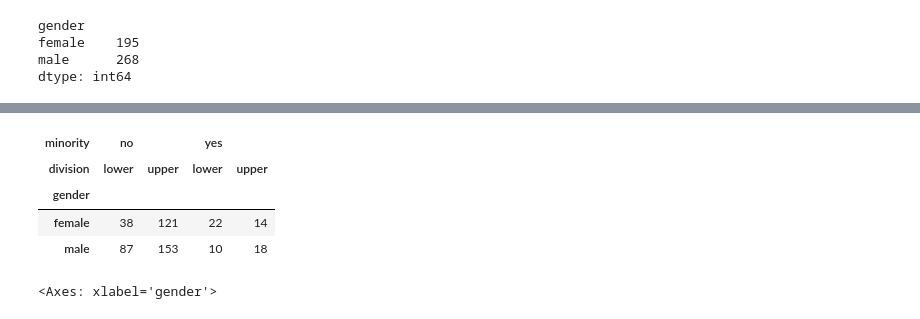
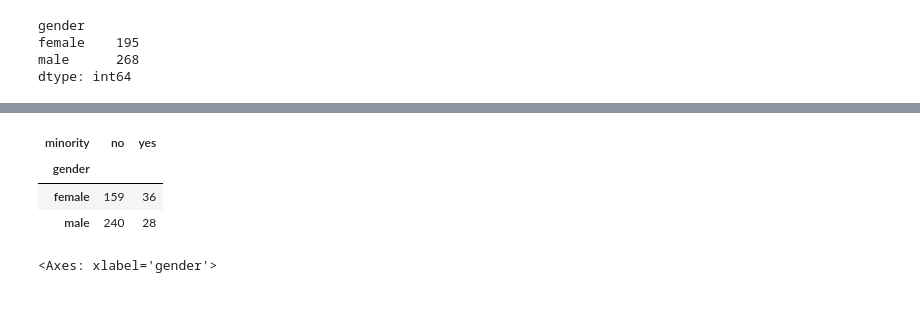
Before and after one commit to Rohangambig/Data_Analyst_Journey, a Jupyter notebook: Python/practice folder/practice1.ipynb, the cells around one changed output, grey strips where cells are left out. Cells and saved outputs as stored; diff of their text form; code cells hidden in the pictures.

```diff
--- a/Python/practice folder/practice1.ipynb
+++ b/Python/practice folder/practice1.ipynb
@@ -134,13 +143,12 @@ dtype: int64
 # %%
-data = df.pivot_table(index='gender',values='age',columns=['minority','division'],aggfunc='count')
+data = df.pivot_table(index='gender',values='age',columns='minority',aggfunc='size')
 data
 # data.plot(kind='bar')
 # %% [output]
-| minority | no |  | yes |  |
-| division | lower | upper | lower | upper |
-| gender |  |  |  |  |
-| female | 38 | 121 | 22 | 14 |
-| male | 87 | 153 | 10 | 18 |
+| minority | no | yes |
+| gender |  |  |
+| female | 159 | 36 |
+| male | 240 | 28 |
 # %%
 data = df.groupby('gender').size()
 data.plot(kind='bar')
```
Also changed, not shown: parts of 2 cells of this notebook.
